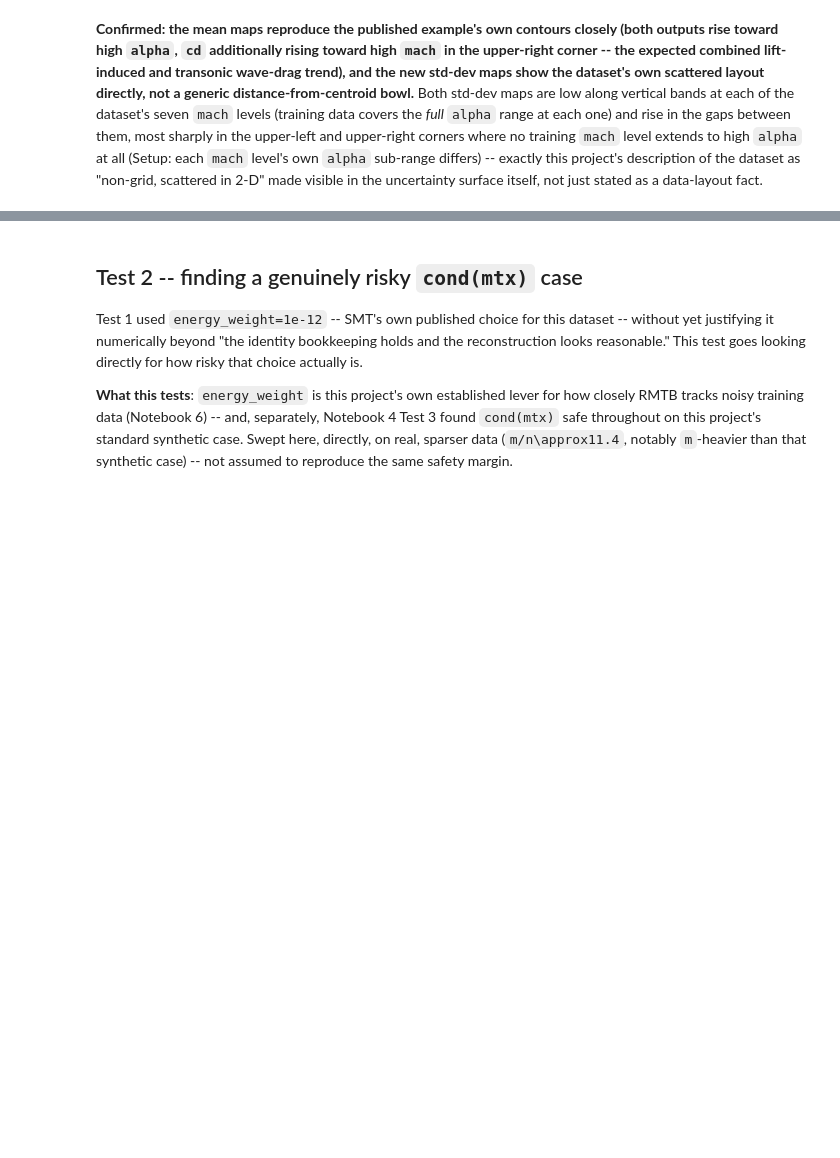
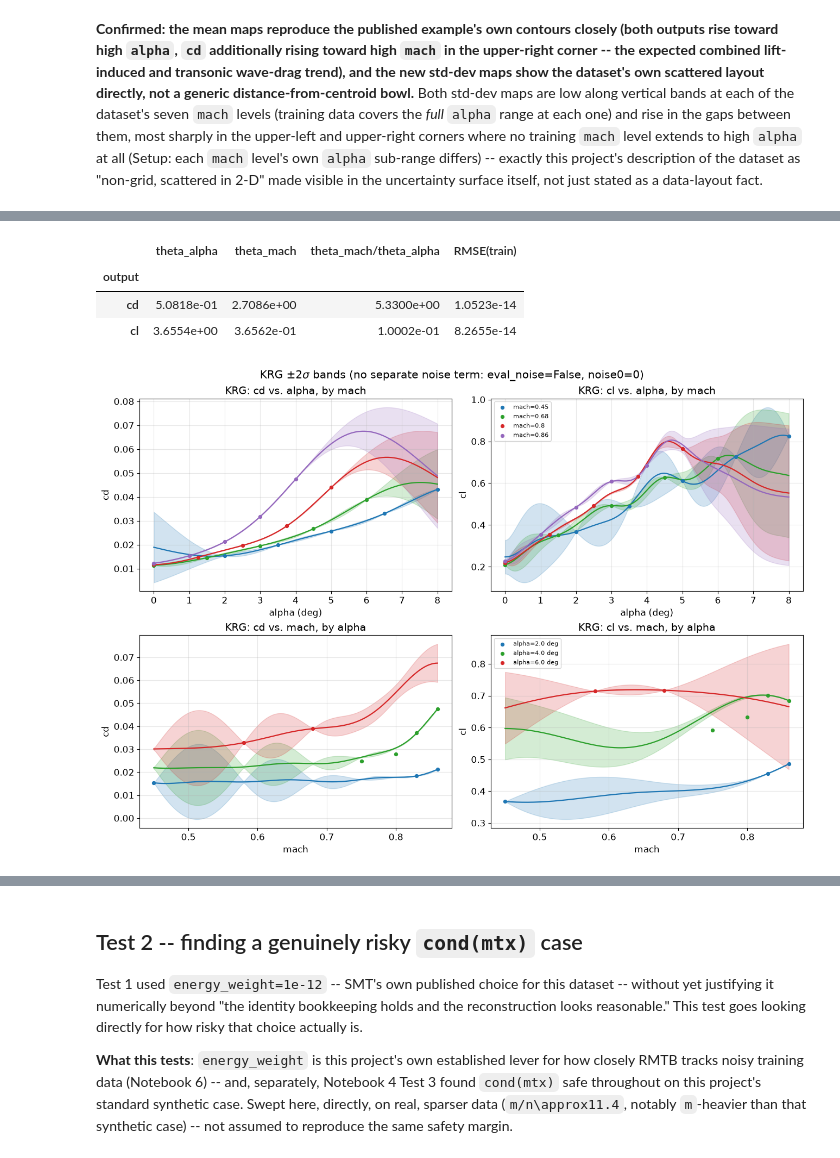
Before and after one commit to nomad-vagabond/smoothing-splines-uq, a Jupyter notebook: notebooks/07_rans_real_world_validation.ipynb, the cells around one changed output, grey strips where cells are left out. Cells and saved outputs as stored; diff of their text form; code cells hidden in the pictures; blank space fills up the shorter version.

Commit message:
Add RMTBUQ vs Kriging mean and variance comparison for the RANS simulation data from SMT examples

```diff
--- a/notebooks/07_rans_real_world_validation.ipynb
+++ b/notebooks/07_rans_real_world_validation.ipynb
@@ -446,0 +466,71 @@ uncertainty surface itself, not just stated as a data-layout fact.
+# %%
+from smt.surrogate_models import KRG
+
+k_cd = KRG(print_global=False)
+k_cd.set_training_values(X, y)
+k_cd.train()
+
+k_cl = KRG(print_global=False)
+k_cl.set_training_values(X, y_cl)
+k_cl.train()
+
+rmse_krg_cd = np.sqrt(np.mean((k_cd.predict_values(X).ravel() - y) ** 2))
+rmse_krg_cl = np.sqrt(np.mean((k_cl.predict_values(X).ravel() - y_cl) ** 2))
+
+pd.DataFrame([
+    {"output": "cd", "theta_alpha": k_cd.optimal_theta[0], "theta_mach": k_cd.optimal_theta[1],
+     "theta_mach/theta_alpha": k_cd.optimal_theta[1] / k_cd.optimal_theta[0],
+     "RMSE(train)": rmse_krg_cd},
+    {"output": "cl", "theta_alpha": k_cl.optimal_theta[0], "theta_mach": k_cl.optimal_theta[1],
+     "theta_mach/theta_alpha": k_cl.optimal_theta[1] / k_cl.optimal_theta[0],
+     "RMSE(train)": rmse_krg_cl},
+]).set_index("output")
+# %% [output]
+|  | theta_alpha | theta_mach | theta_mach/theta_alpha | RMSE(train) |
+| output |  |  |  |  |
+| cd | 5.0818e-01 | 2.7086e+00 | 5.3300e+00 | 1.0523e-14 |
+| cl | 3.6554e+00 | 3.6562e-01 | 1.0002e-01 | 8.2655e-14 |
+# %%
+def draw_pm_band(ax, xq, mean, std, color, k=2.0):
+    ax.fill_between(xq, mean - k * std, mean + k * std, color=color, alpha=0.20)
+    ax.plot(xq, mean, color=color, lw=1.6)
+
+
+fig, axs = plt.subplots(2, 2, figsize=(13, 9), constrained_layout=True)
+
+for mach_fixed, color in zip(mach_levels, sweep_colors):
+    Xq = np.column_stack([np.radians(alpha_sweep_deg), np.full_like(alpha_sweep_deg, mach_fixed)])
+    near = np.abs(mach - mach_fixed) < near_tol_mach
+    mean_cd = k_cd.predict_values(Xq).ravel()
+    std_cd = np.sqrt(np.clip(k_cd.predict_variances(Xq).ravel(), 0.0, None))
+    draw_pm_band(axs[0, 0], alpha_sweep_deg, mean_cd, std_cd, color)
+    axs[0, 0].scatter(alpha_deg[near], y[near], s=18, color=color, zorder=5)
+    mean_cl = k_cl.predict_values(Xq).ravel()
+    std_cl = np.sqrt(np.clip(k_cl.predict_variances(Xq).ravel(), 0.0, None))
+    draw_pm_band(axs[0, 1], alpha_sweep_deg, mean_cl, std_cl, color)
+    axs[0, 1].scatter(alpha_deg[near], y_cl[near], s=18, color=color, zorder=5, label=f"mach={mach_fixed}")
+
+for alpha_fixed, color in zip(alpha_levels_deg, sweep_colors):
+    Xq = np.column_stack([np.full_like(mach_sweep, np.radians(alpha_fixed)), mach_sweep])
+    near = np.abs(alpha_deg - alpha_fixed) < near_tol_alpha_deg
+    mean_cd = k_cd.predict_values(Xq).ravel()
+    std_cd = np.sqrt(np.clip(k_cd.predict_variances(Xq).ravel(), 0.0, None))
+    draw_pm_band(axs[1, 0], mach_sweep, mean_cd, std_cd, color)
+    axs[1, 0].scatter(mach[near], y[near], s=18, color=color, zorder=5)
+    mean_cl = k_cl.predict_values(Xq).ravel()
+    std_cl = np.sqrt(np.clip(k_cl.predict_variances(Xq).ravel(), 0.0, None))
+    draw_pm_band(axs[1, 1], mach_sweep, mean_cl, std_cl, color)
+    axs[1, 1].scatter(mach[near], y_cl[near], s=18, color=color, zorder=5, label=f"alpha={alpha_fixed} deg")
+
+axs[0, 0].set(xlabel="alpha (deg)", ylabel="cd", title="KRG: cd vs. alpha, by mach")
+axs[0, 1].set(xlabel="alpha (deg)", ylabel="cl", title="KRG: cl vs. alpha, by mach")
+axs[0, 1].legend(fontsize=8)
+axs[1, 0].set(xlabel="mach", ylabel="cd", title="KRG: cd vs. mach, by alpha")
+axs[1, 1].set(xlabel="mach", ylabel="cl", title="KRG: cl vs. mach, by alpha")
+axs[1, 1].legend(fontsize=8)
+for ax in axs.flat:
+    ax.grid(alpha=0.3)
+fig.suptitle(r"KRG $\pm2\sigma$ bands (no separate noise term: eval_noise=False, noise0=0)")
+plt.show()
+# %% [output]
+[figure, added]
```
Also changed, not shown: parts of 11 cells of this notebook.
